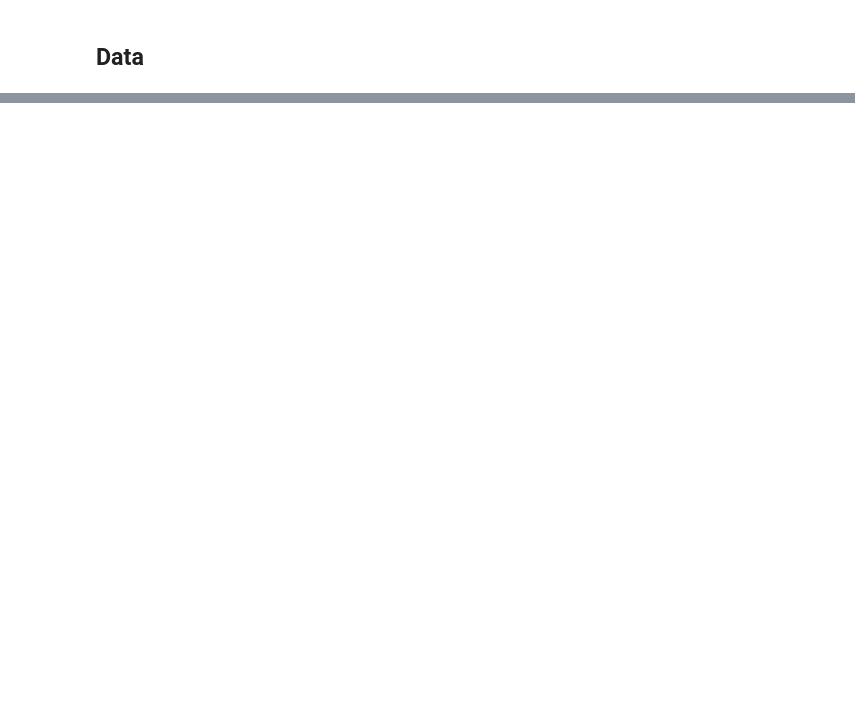
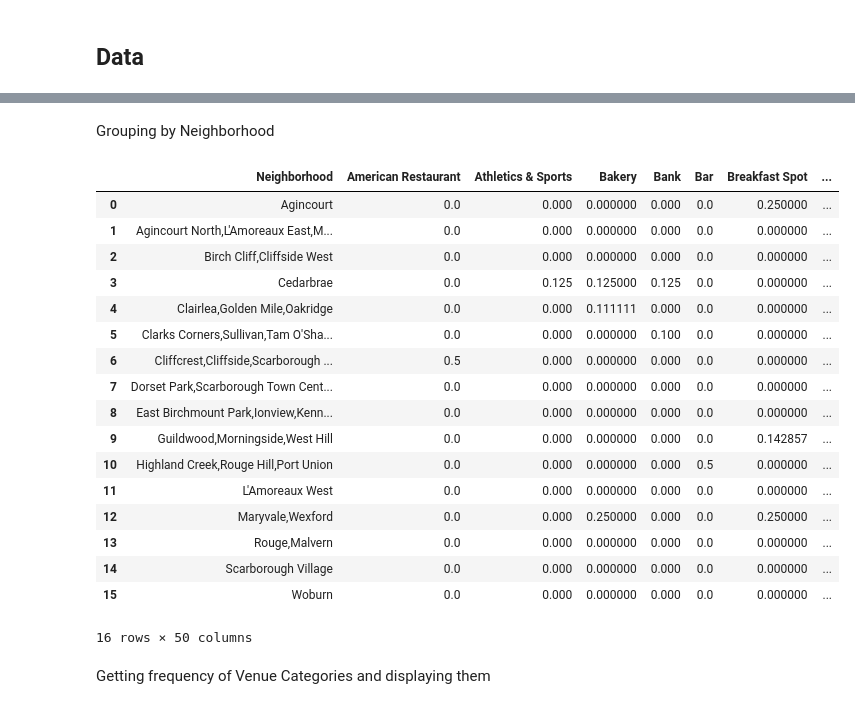
Before and after one commit to thisHermit/Coursera_Capstone, a Jupyter notebook: Capstone_Notebook.ipynb, the cells around one changed output, grey strips where cells are left out. Drawn from its saved outputs; the diff is of its cells as text; code cells hidden in the pictures; blank space fills up the shorter version.

```diff
--- a/Capstone_Notebook.ipynb
+++ b/Capstone_Notebook.ipynb
@@ -44,0 +131,17 @@ The bus stops around Indore will be retrieved using this API.
+# %%
+map_scarborough = folium.Map(location=[43.7634618, -79.368819], zoom_start=11)
+
+# add markers to map
+for lat, lng, label in zip(scarborough_df['Latitude'], scarborough_df['Longitude'], scarborough_df['Neighborhood']):
+    label = folium.Popup(label, parse_html=True)
+    folium.CircleMarker(
+        [lat, lng],
+        radius=5,
+        popup=label,
+        color='blue',
+        fill=True,
+        fill_color='#3186cc',
+        fill_opacity=0.7,
+        parse_html=False).add_to(map_scarborough)
+
+map_scarborough
@@ -44,0 +150,5 @@ The bus stops around Indore will be retrieved using this API.
+# %%
+CLIENT_ID="RGFFUSCWGB4VJXNXFVXPWIROURENTPW3ASZSKQOH4JCIZV0V"
+CLIENT_SECRET="NZN4URYRB4ZP11WJACCYMIJMNHWFZVUB3ZYPOJ0GGQE5CUOI"
+VERSION="20180909"
+LIMIT=10
@@ -44,0 +199,5 @@ The bus stops around Indore will be retrieved using this API.
+# %%
+scarborough_venues = getNearbyVenues(names=scarborough_df['Neighborhood'],
+                                   latitudes=scarborough_df['Latitude'],
+                                   longitudes=scarborough_df['Longitude']
+                                  )
@@ -44,0 +269,12 @@ The bus stops around Indore will be retrieved using this API.
+# %%
+# one hot encoding
+scarborough_onehot = pd.get_dummies(scarborough_venues[['Venue Category']], prefix="", prefix_sep="")
+
+# add neighborhood column back to dataframe
+scarborough_onehot['Neighborhood'] = scarborough_venues['Neighborhood']
+
+# move neighborhood column to the first column
+fixed_columns = [scarborough_onehot.columns[-1]] + list(scarborough_onehot.columns[:-1])
+scarborough_onehot = scarborough_onehot[fixed_columns]
+
+scarborough_onehot.head()
@@ -44,0 +289,26 @@ The bus stops around Indore will be retrieved using this API.
+# %% [markdown]
+Grouping by Neighborhood
+# %%
+scarborough_grouped = scarborough_onehot.groupby('Neighborhood').mean().reset_index()
+scarborough_grouped
+# %% [output]
+|  | Neighborhood | American Restaurant | Athletics & Sports | Bakery | Bank | Bar | Breakfast Spot | ... |
+| 0 | Agincourt | 0.0 | 0.000 | 0.000000 | 0.000 | 0.0 | 0.250000 | ... |
+| 1 | Agincourt North,L'Amoreaux East,M... | 0.0 | 0.000 | 0.000000 | 0.000 | 0.0 | 0.000000 | ... |
+| 2 | Birch Cliff,Cliffside West | 0.0 | 0.000 | 0.000000 | 0.000 | 0.0 | 0.000000 | ... |
+| 3 | Cedarbrae | 0.0 | 0.125 | 0.125000 | 0.125 | 0.0 | 0.000000 | ... |
+| 4 | Clairlea,Golden Mile,Oakridge | 0.0 | 0.000 | 0.111111 | 0.000 | 0.0 | 0.000000 | ... |
+| 5 | Clarks Corners,Sullivan,Tam O'Sha... | 0.0 | 0.000 | 0.000000 | 0.100 | 0.0 | 0.000000 | ... |
+| 6 | Cliffcrest,Cliffside,Scarborough ... | 0.5 | 0.000 | 0.000000 | 0.000 | 0.0 | 0.000000 | ... |
+| 7 | Dorset Park,Scarborough Town Cent... | 0.0 | 0.000 | 0.000000 | 0.000 | 0.0 | 0.000000 | ... |
+| 8 | East Birchmount Park,Ionview,Kenn... | 0.0 | 0.000 | 0.000000 | 0.000 | 0.0 | 0.000000 | ... |
+| 9 | Guildwood,Morningside,West Hill | 0.0 | 0.000 | 0.000000 | 0.000 | 0.0 | 0.142857 | ... |
+| 10 | Highland Creek,Rouge Hill,Port Union | 0.0 | 0.000 | 0.000000 | 0.000 | 0.5 | 0.000000 | ... |
+| 11 | L'Amoreaux West | 0.0 | 0.000 | 0.000000 | 0.000 | 0.0 | 0.000000 | ... |
+| 12 | Maryvale,Wexford | 0.0 | 0.000 | 0.250000 | 0.000 | 0.0 | 0.250000 | ... |
+| 13 | Rouge,Malvern | 0.0 | 0.000 | 0.000000 | 0.000 | 0.0 | 0.000000 | ... |
+| 14 | Scarborough Village | 0.0 | 0.000 | 0.000000 | 0.000 | 0.0 | 0.000000 | ... |
+| 15 | Woburn | 0.0 | 0.000 | 0.000000 | 0.000 | 0.0 | 0.000000 | ... |
+16 rows × 50 columns
+# %% [markdown]
+Getting frequency of Venue Categories and displaying them
```
Also changed, not shown: parts of 74 cells of this notebook, 2 other files.
